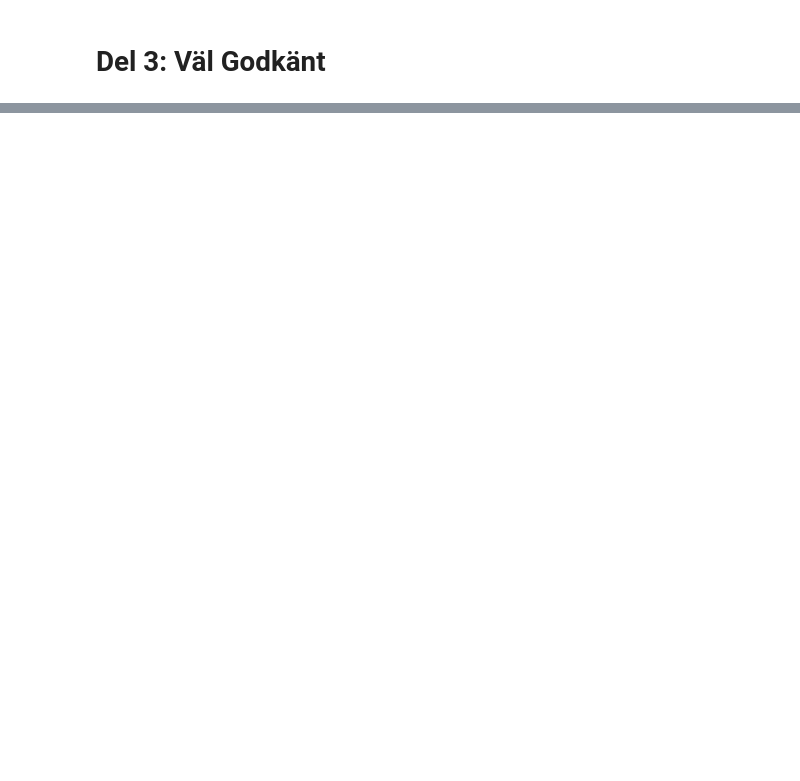
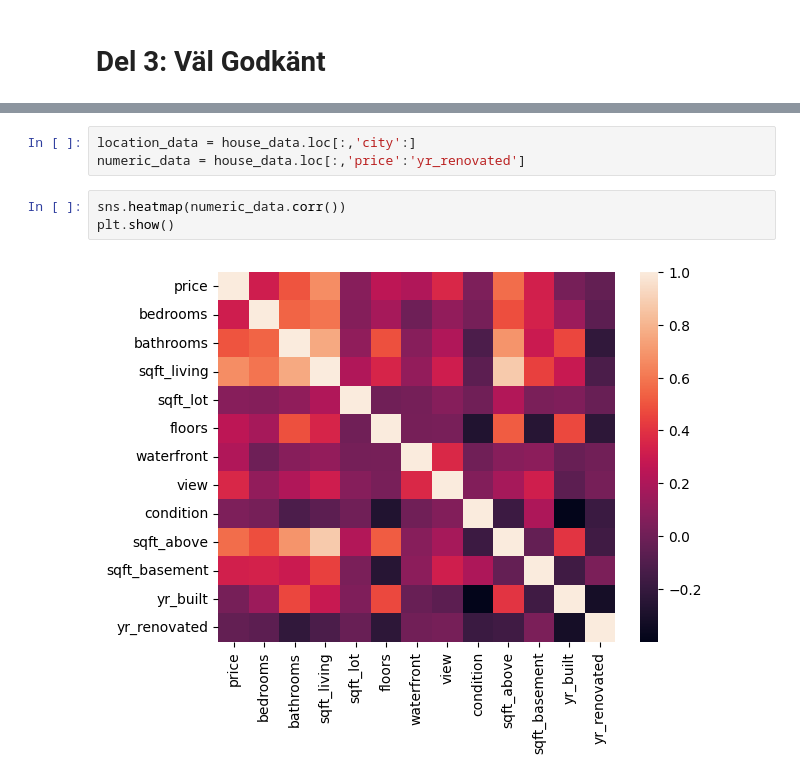
Before and after one commit to Woodthorne/Learning-by-doing, a Jupyter notebook: Deep Learning/house_price_regression.ipynb, the cells around one changed output, grey strips where cells are left out. Cells and saved outputs as stored; diff of their text form; blank space fills up the shorter version.

```diff
--- a/Deep Learning/house_price_regression.ipynb
+++ b/Deep Learning/house_price_regression.ipynb
@@ -114,0 +163,8 @@ plt.show()
+# %%
+location_data = house_data.loc[:,'city':]
+numeric_data = house_data.loc[:,'price':'yr_renovated']
+# %%
+sns.heatmap(numeric_data.corr())
+plt.show()
+# %% [output]
+[figure, added]
```
Also changed, not shown: parts of 17 cells of this notebook, 1 other file.
